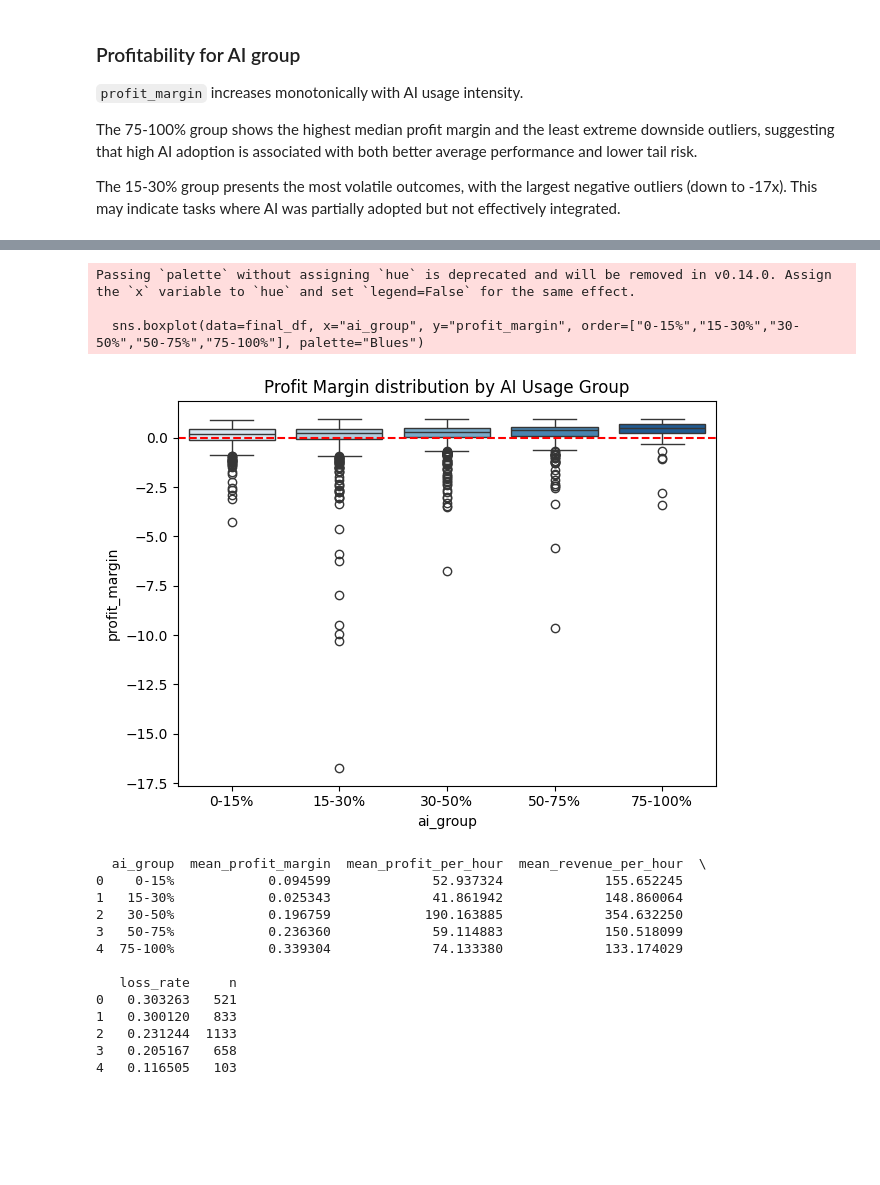
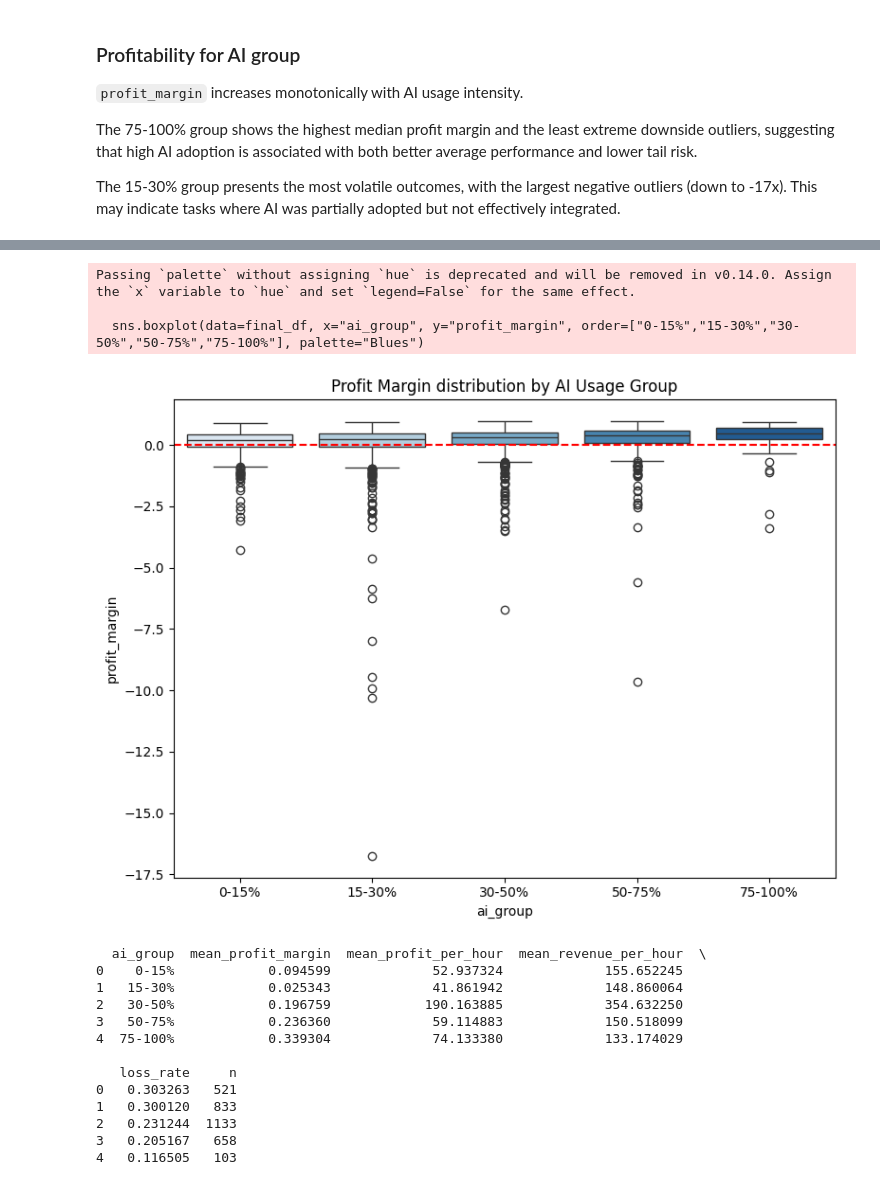
Before and after one commit to Cam-crt/FCM-Data-Alchemist, a Jupyter notebook: src/main_final.ipynb, the cells around one changed output, grey strips where cells are left out. Drawn from its saved outputs; the diff is of its cells as text; code cells hidden in the pictures; blank space fills up the shorter version.

```diff
--- a/src/main_final.ipynb
+++ b/src/main_final.ipynb
@@ -703,8 +794,8 @@ Remaining negative delivery_time: 0
 # %%
-# handling 38 nan values previously spotted adding the mean between delivered_at - updated_at
+# handling 38 nan values previously spotted adding the mean between delivered_at - created_at
 # we also update the delivery_time, previously computed
 
-final_df['delivered_at'] = final_df['delivered_at'].fillna(final_df['updated_at'] + (final_df['delivered_at'] - final_df['updated_at']).mean())
+final_df['delivered_at'] = final_df['delivered_at'].fillna(final_df['created_at'] + (final_df['delivered_at'] - final_df['created_at']).mean())
 final_df["delivery_time"] = (final_df["delivered_at"] - final_df["created_at"]).dt.days
 #checking if there are other missingness
 missing_values = final_df.isnull().sum()
@@ -739,13 +830,12 @@ final_df[final_df["sla_breach"] != final_df["sla_breach_check"]][["task_id", "de
 # %%
-# with this espression we assign zero if delivery_time is less or equal than sla_days (it's on time)
-# and 1 if delivery_time is greater than sla_days (it's late)
-final_df["sla_breach_check"] = (final_df["delivery_time"] > final_df["sla_days"]).astype(int)
+# with this espression: final_df["sla_breach_check"] = (final_df["delivery_time"] > final_df["sla_days"]).astype(int)
+# we have assigned zero if delivery_time was less or equal than sla_days (it's on time)
+# and 1 if delivery_time was greater than sla_days (it's late)
 
 inconsistencies = (final_df["sla_breach"] != final_df["sla_breach_check"]).sum()
 total = len(final_df)
 
 print(f"Inconsistencies: {inconsistencies} on {total} ({inconsistencies/total*100:.1f}%)")
-print()
 print("Distribution:")
 print(final_df.groupby(["sla_breach", "sla_breach_check"]).size().reset_index(name="count"))
 # %% [output]
@@ -769,14 +857,2 @@ Distribution:
 final_df["sla_breach"] = final_df["sla_breach_check"]
 final_df.drop(columns=["sla_breach_check"], inplace=True)
-# %%
-# with this espression we assign zero if delivery_time is less or equal than sla_days (it's on time)
-# and 1 if delivery_time is greater than sla_days (it's late)
-final_df["sla_breach_check"] = (final_df["delivery_time"] > final_df["sla_days"]).astype(int)
-
-inconsistencies = (final_df["sla_breach"] != final_df["sla_breach_check"]).sum()
-total = len(final_df)
-
-print(f"Inconsistencies: {inconsistencies} on {total} ({inconsistencies/total*100:.1f}%)")
-print()
-print("Distribution:")
-print(final_df.groupby(["sla_breach", "sla_breach_check"]).size().reset_index(name="count"))
@@ -903,13 +973,12 @@ These features directly address the reaserch question 1 (margin impact of AI) an
 `is_loss` is a binary flag to isolate tasks where the firm lost money.
 # %%
 # profit margin as a share of revenue
-final_df["profit_margin"] = final_df["profit"] / final_df["revenue"]
+final_df["profit_margin"] = (final_df["profit"] / final_df["revenue"])
 final_df["profit_per_hour"] = final_df["profit"] / final_df["hours_spent"]
 final_df["revenue_per_hour"] = final_df["revenue"] / final_df["hours_spent"]
 
 # binary flag: did this task generate a loss?
 final_df["is_loss"] = (final_df["profit"] < 0).astype(int)
-
 final_df[["profit", "profit_margin", "profit_per_hour", "revenue_per_hour", "is_loss"]].describe()
 # %% [output]
 |  | profit | profit_margin | profit_per_hour | revenue_per_hour | is_loss |
@@ -934,13 +1014,14 @@ The 15-30% group presents the most volatile outcomes, with the largest negative
 # %%
 #Distribution of profit_margin for ai_group (boxplot)
+plt.figure(figsize=(8, 6))
 sns.boxplot(data=final_df, x="ai_group", y="profit_margin", order=["0-15%","15-30%","30-50%","50-75%","75-100%"], palette="Blues")
 plt.axhline(0, color="red", linestyle="--")
 plt.title("Profit Margin distribution by AI Usage Group")
 plt.tight_layout()
 plt.show()
 # %% [output]
 Passing `palette` without assigning `hue` is deprecated and will be removed in v0.14.0. Assign the `x` variable to `hue` and set `legend=False` for the same effect.
 
   sns.boxplot(data=final_df, x="ai_group", y="profit_margin", order=["0-15%","15-30%","30-50%","50-75%","75-100%"], palette="Blues")
-[figure, old version]
+[figure, new version]
 # %%
```
Also changed, not shown: parts of 48 cells of this notebook, 5 other files.
